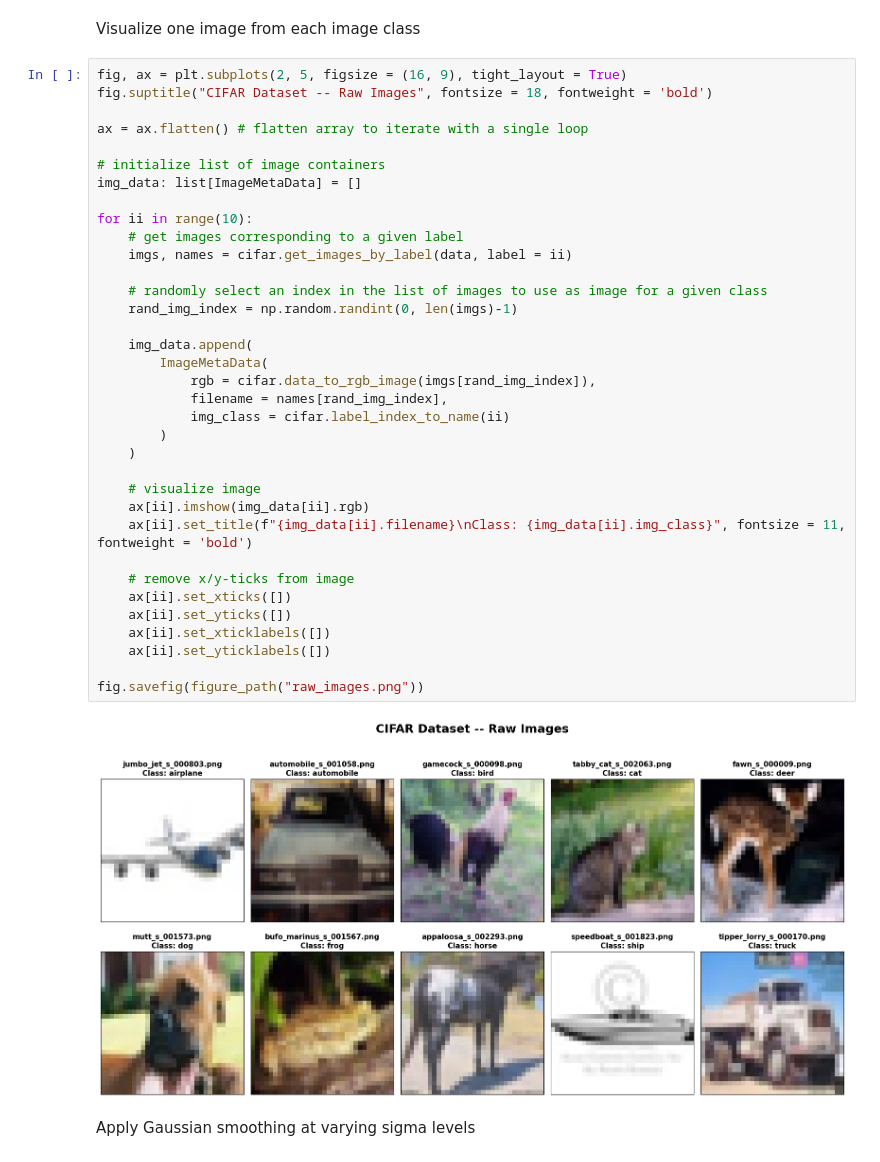
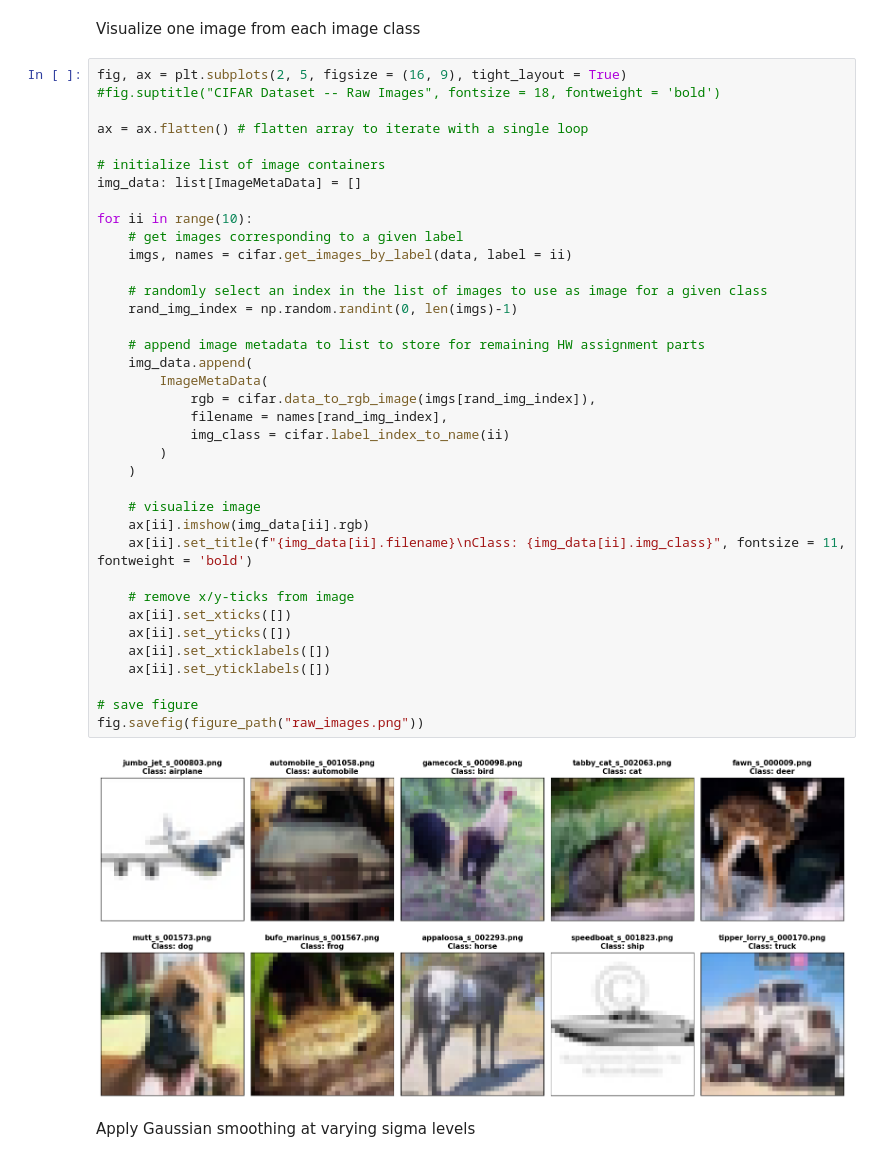
Before and after one commit to gkouretas/ecen-644-notebook, a Jupyter notebook: hw1.ipynb, the cells around one changed output. Drawn from its saved outputs; the diff is of its cells as text.

```diff
--- a/hw1.ipynb
+++ b/hw1.ipynb
@@ -61,41 +61,43 @@ data
 Visualize one image from each image class
 # %%
 fig, ax = plt.subplots(2, 5, figsize = (16, 9), tight_layout = True)
-fig.suptitle("CIFAR Dataset -- Raw Images", fontsize = 18, fontweight = 'bold')
+#fig.suptitle("CIFAR Dataset -- Raw Images", fontsize = 18, fontweight = 'bold')
 
 ax = ax.flatten() # flatten array to iterate with a single loop
 
 # initialize list of image containers
 img_data: list[ImageMetaData] = []
 
 for ii in range(10):
     # get images corresponding to a given label
     imgs, names = cifar.get_images_by_label(data, label = ii)
 
     # randomly select an index in the list of images to use as image for a given class
     rand_img_index = np.random.randint(0, len(imgs)-1)
 
+    # append image metadata to list to store for remaining HW assignment parts
     img_data.append(
         ImageMetaData(
             rgb = cifar.data_to_rgb_image(imgs[rand_img_index]),
             filename = names[rand_img_index],
             img_class = cifar.label_index_to_name(ii)
         )
     )
 
     # visualize image
     ax[ii].imshow(img_data[ii].rgb)
     ax[ii].set_title(f"{img_data[ii].filename}\nClass: {img_data[ii].img_class}", fontsize = 11, fontweight = 'bold')
 
     # remove x/y-ticks from image
     ax[ii].set_xticks([])
     ax[ii].set_yticks([])
     ax[ii].set_xticklabels([])
     ax[ii].set_yticklabels([])
 
+# save figure
 fig.savefig(figure_path("raw_images.png"))
 # %% [output]
-[figure, old version]
+[figure, new version]
 # %% [markdown]
 Apply Gaussian smoothing at varying sigma levels
 # %%
```
Also changed, not shown: parts of 11 cells of this notebook, 21 other files.
